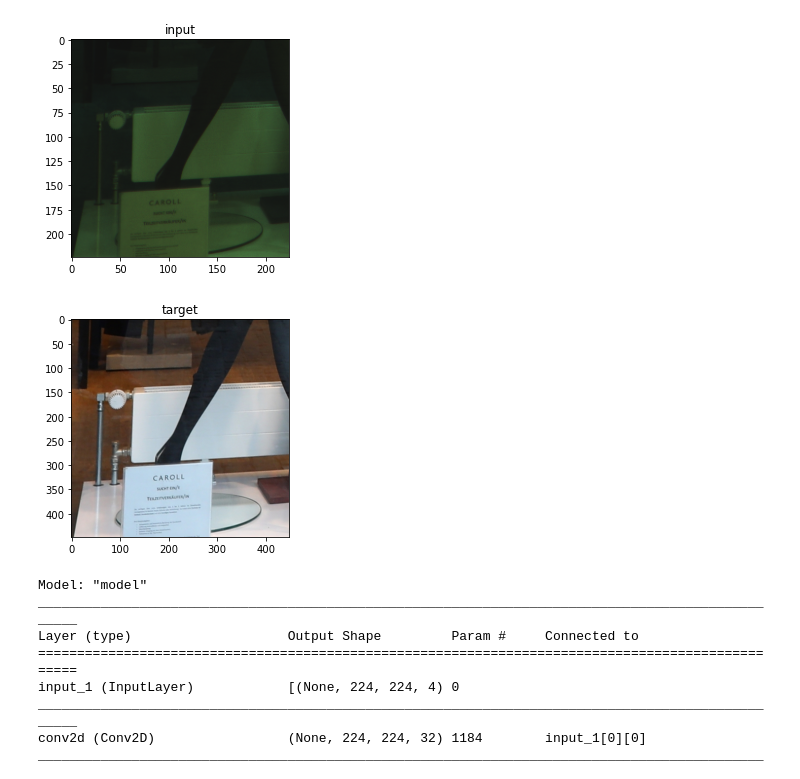
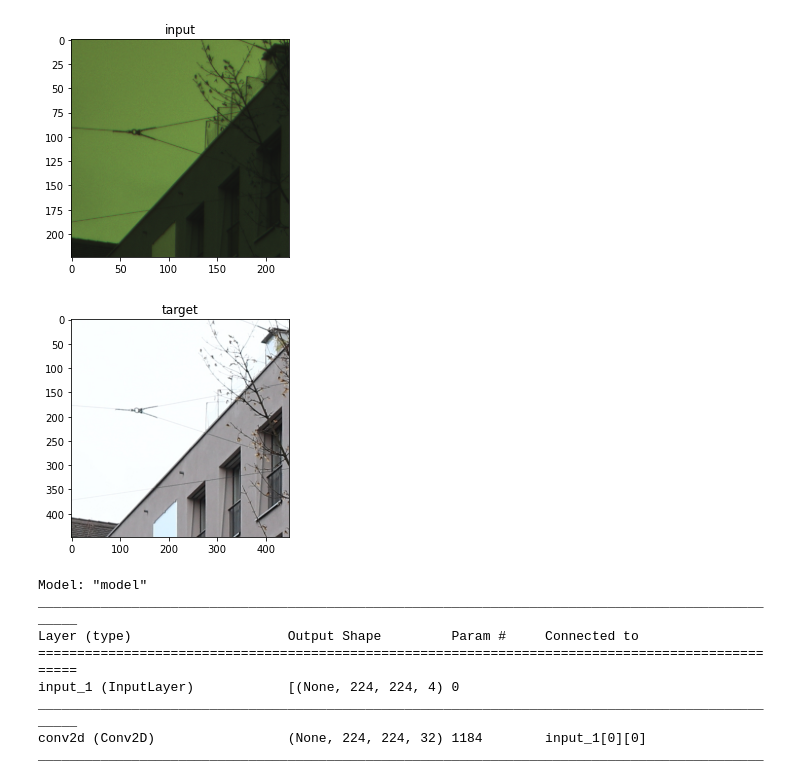
Before and after one commit to gosha20777/master-tesis, a Jupyter notebook: src/experiment-2/train.ipynb, the cells around one changed output. Cells and saved outputs as stored; diff of their text form; code cells hidden in the pictures.

```diff
--- a/src/experiment-2/train.ipynb
+++ b/src/experiment-2/train.ipynb
@@ -96,13 +94,13 @@ test_gen = HuaveiLoader(
     batch_size, img_size, dlsr_scale, test_input_img_paths, test_target_img_paths
 )
 # %%
-x, y = train_gen.__getitem__(0)
+x, y = train_gen.__getitem__(2)
 # %%
-plt_display(x[0][:,:,0:3], 'input')
-plt_display(y[0], 'target')
+plt_display(x[3][:,:,0:3], 'input')
+plt_display(y[3], 'target')
 # %% [output]
-[figure, old version]
+[figure, new version]
-[figure, old version]
+[figure, new version]
 # %%
 from isp.models.unet import get_model
 
```
Also changed, not shown: parts of 4 cells of this notebook, 2 other files.
